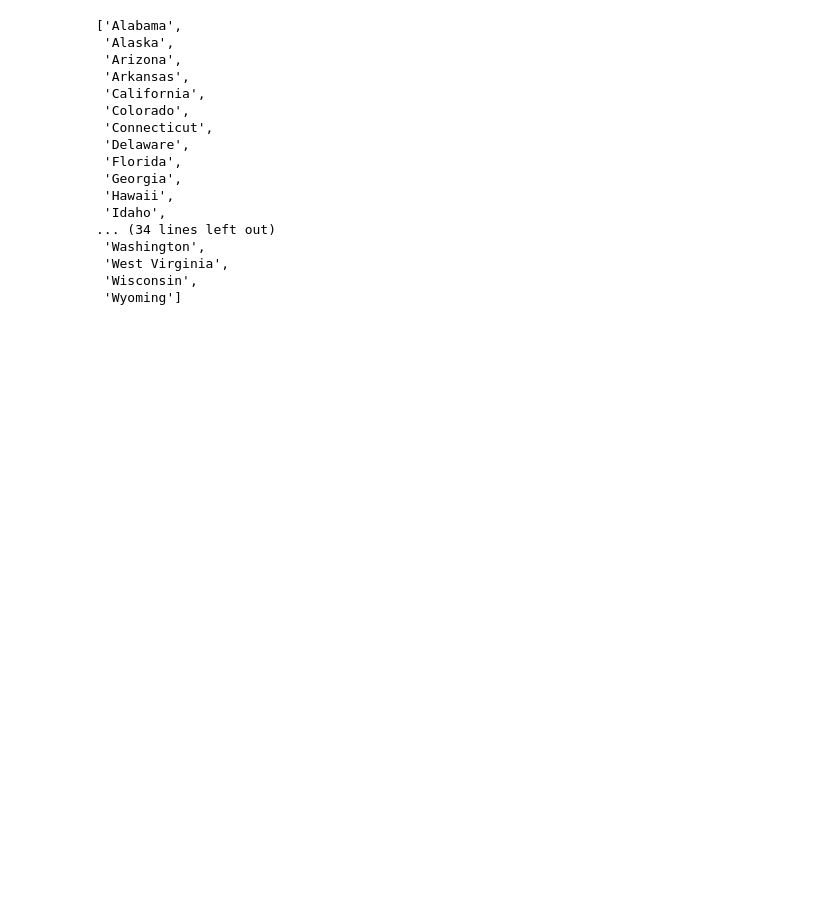
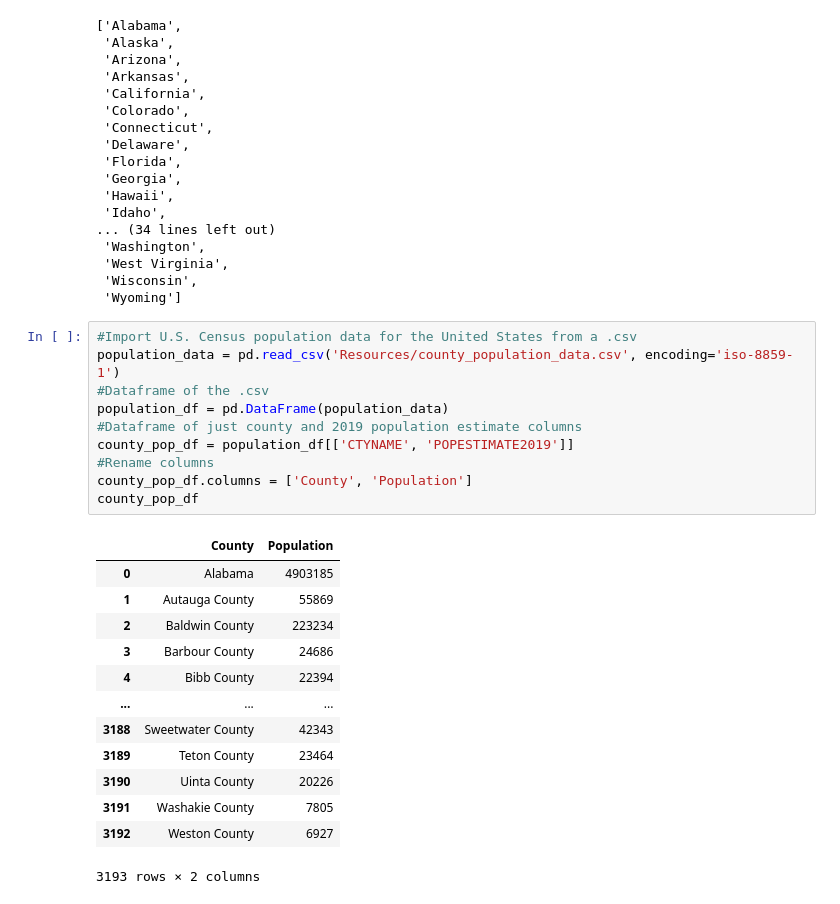
Before and after one commit to aaronrotman/project-one, a Jupyter notebook: main.ipynb, the cells around one changed output. Drawn from its saved outputs; the diff is of its cells as text; blank space fills up the shorter version.

```diff
--- a/main.ipynb
+++ b/main.ipynb
@@ -165,3 +165,27 @@ fifty_states
  'West Virginia',
  'Wisconsin',
  'Wyoming']
+# %%
+#Import U.S. Census population data for the United States from a .csv
+population_data = pd.read_csv('Resources/county_population_data.csv', encoding='iso-8859-1')
+#Dataframe of the .csv
+population_df = pd.DataFrame(population_data)
+#Dataframe of just county and 2019 population estimate columns
+county_pop_df = population_df[['CTYNAME', 'POPESTIMATE2019']]
+#Rename columns
+county_pop_df.columns = ['County', 'Population']
+county_pop_df
+# %% [output]
+|  | County | Population |
+| 0 | Alabama | 4903185 |
+| 1 | Autauga County | 55869 |
+| 2 | Baldwin County | 223234 |
+| 3 | Barbour County | 24686 |
+| 4 | Bibb County | 22394 |
+| ... | ... | ... |
+| 3188 | Sweetwater County | 42343 |
+| 3189 | Teton County | 23464 |
+| 3190 | Uinta County | 20226 |
+| 3191 | Washakie County | 7805 |
+| 3192 | Weston County | 6927 |
+3193 rows × 2 columns
```
Also changed, not shown: parts of 1 cell of this notebook.
